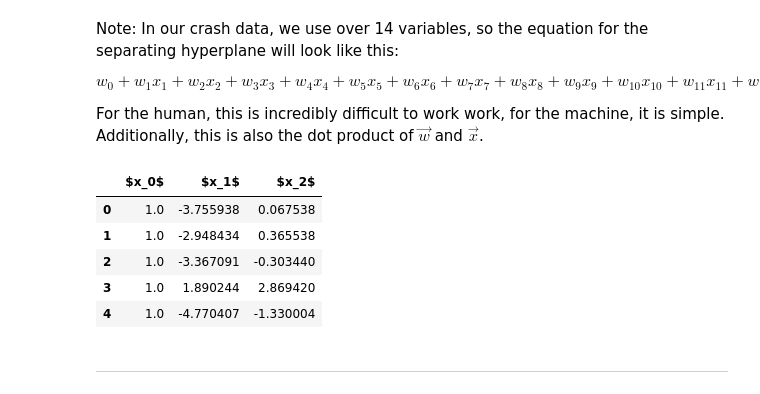
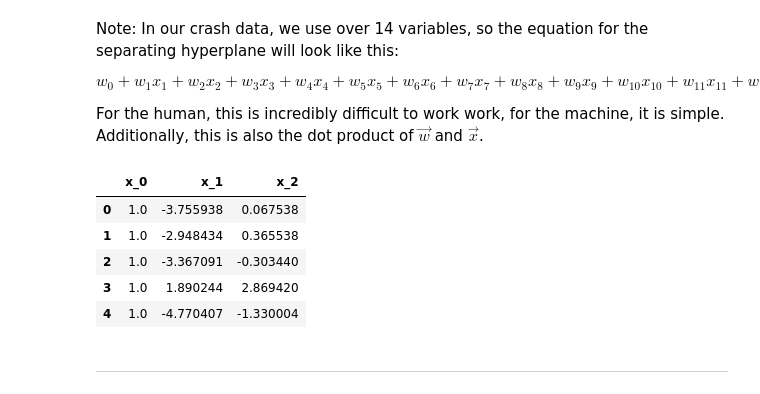
Before and after one commit to collinprather/BDI-2018-JupyterHub, a Jupyter notebook: SVM_scratch.ipynb, the cells around one changed output. Cells and saved outputs as stored; diff of their text form; code cells hidden in the pictures.

```diff
--- a/SVM_scratch.ipynb
+++ b/SVM_scratch.ipynb
@@ -83,9 +83,9 @@ def add_intercept(X):
 # %%
 X = add_intercept(X)
 # %%
-pd.DataFrame(X[:5,:], columns = ["$x_0$", "$x_1$", "$x_2$"])
+pd.DataFrame(X[:5,:], columns = ["x_0", "x_1", "x_2"])
 # %% [output]
-|  | $x_0$ | $x_1$ | $x_2$ |
+|  | x_0 | x_1 | x_2 |
 | 0 | 1.0 | -3.755938 | 0.067538 |
 | 1 | 1.0 | -2.948434 | 0.365538 |
 | 2 | 1.0 | -3.367091 | -0.303440 |
```
Also changed, not shown: parts of 1 cell of this notebook.
